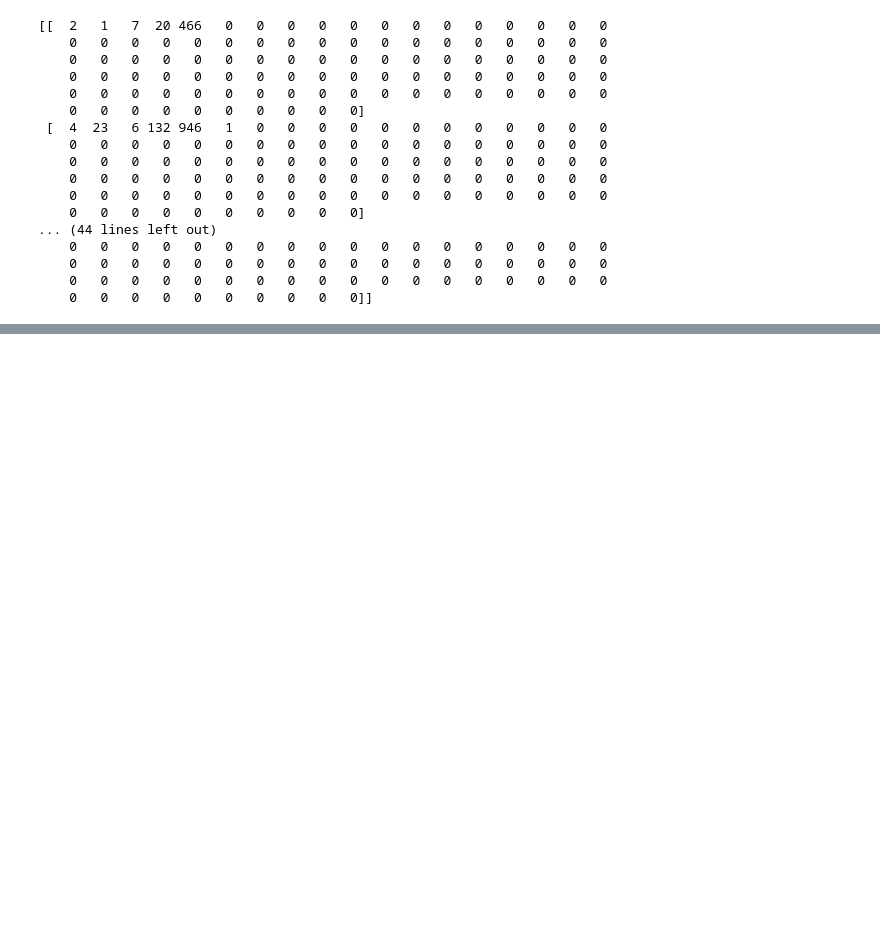
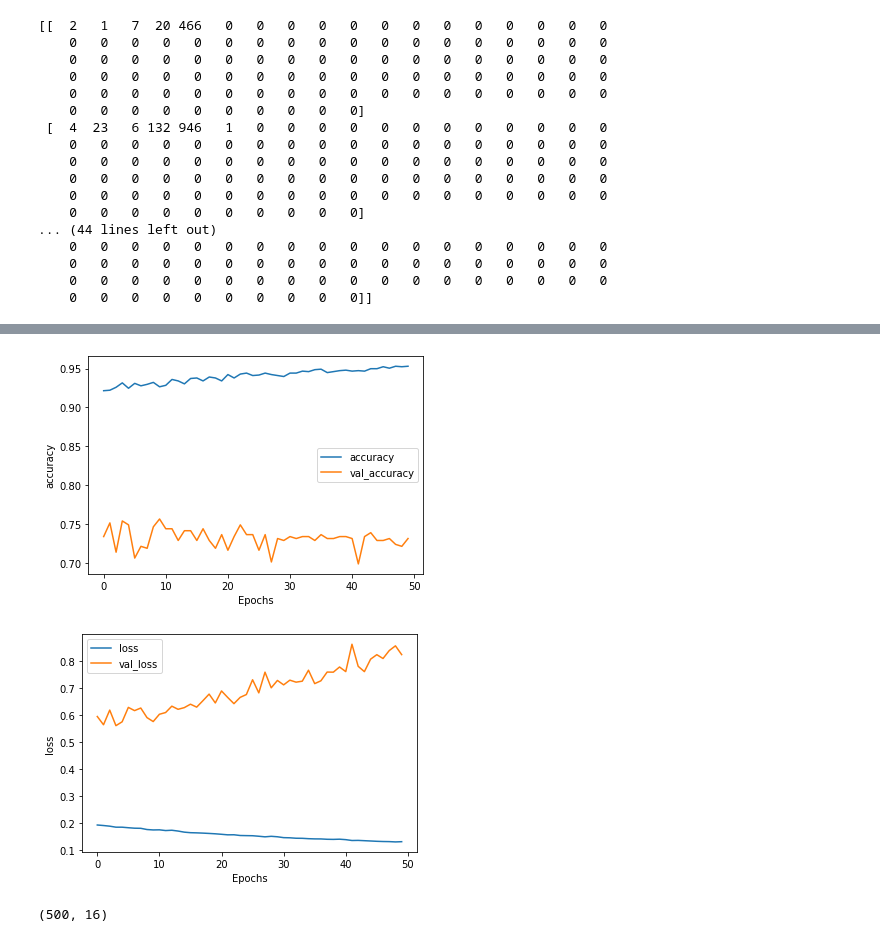
Before and after one commit to ee2110/Natural_Language_Processing-NLP, a Jupyter notebook: Text_Sentiment_Model/Basic_Embeddings_and_Sentiment.ipynb, the cells around one changed output, grey strips where cells are left out. Cells and saved outputs as stored; diff of their text form; code cells hidden in the pictures; blank space fills up the shorter version.

Commit message:
update embedding

```diff
--- a/Text_Sentiment_Model/Basic_Embeddings_and_Sentiment.ipynb
+++ b/Text_Sentiment_Model/Basic_Embeddings_and_Sentiment.ipynb
@@ -323,0 +349,11 @@ The natural world is amazing
+# %%
+model = tf.keras.Sequential([
+    tf.keras.layers.Embedding(vocab_size, embedding_dim, input_length=max_length),
+
+    # previously using Flatten()
+    tf.keras.layers.GlobalAveragePooling1D(),
+    tf.keras.layers.Dense(6, activation='relu'),
+    tf.keras.layers.Dense(1, activation='sigmoid')
+])
+model.compile(loss='binary_crossentropy',optimizer='adam',metrics=['accuracy'])
+model.summary()
@@ -323,0 +377,3 @@ The natural world is amazing
+# %%
+num_epochs = 50
+history = model.fit(training_padded, training_labels_final, epochs=num_epochs, validation_data=(testing_padded, testing_labels_final))
@@ -323,0 +398,22 @@ The natural world is amazing
+# %%
+import matplotlib.pyplot as plt
+
+def plot_graphs(history, string):
+  plt.plot(history.history[string])
+  plt.plot(history.history['val_'+string])
+  plt.xlabel("Epochs")
+  plt.ylabel(string)
+  plt.legend([string, 'val_'+string])
+  plt.show()
+
+plot_graphs(history, "accuracy")
+plot_graphs(history, "loss")
+# %% [output]
+[figure, added]
+[figure, added]
+# %%
+e = model.layers[0]
+weights = e.get_weights()[0]
+print(weights.shape) # shape: (vocab_size, embedding_dim)
+# %% [output]
+(500, 16)
```
Also changed, not shown: parts of 12 cells of this notebook, 3 other files.
